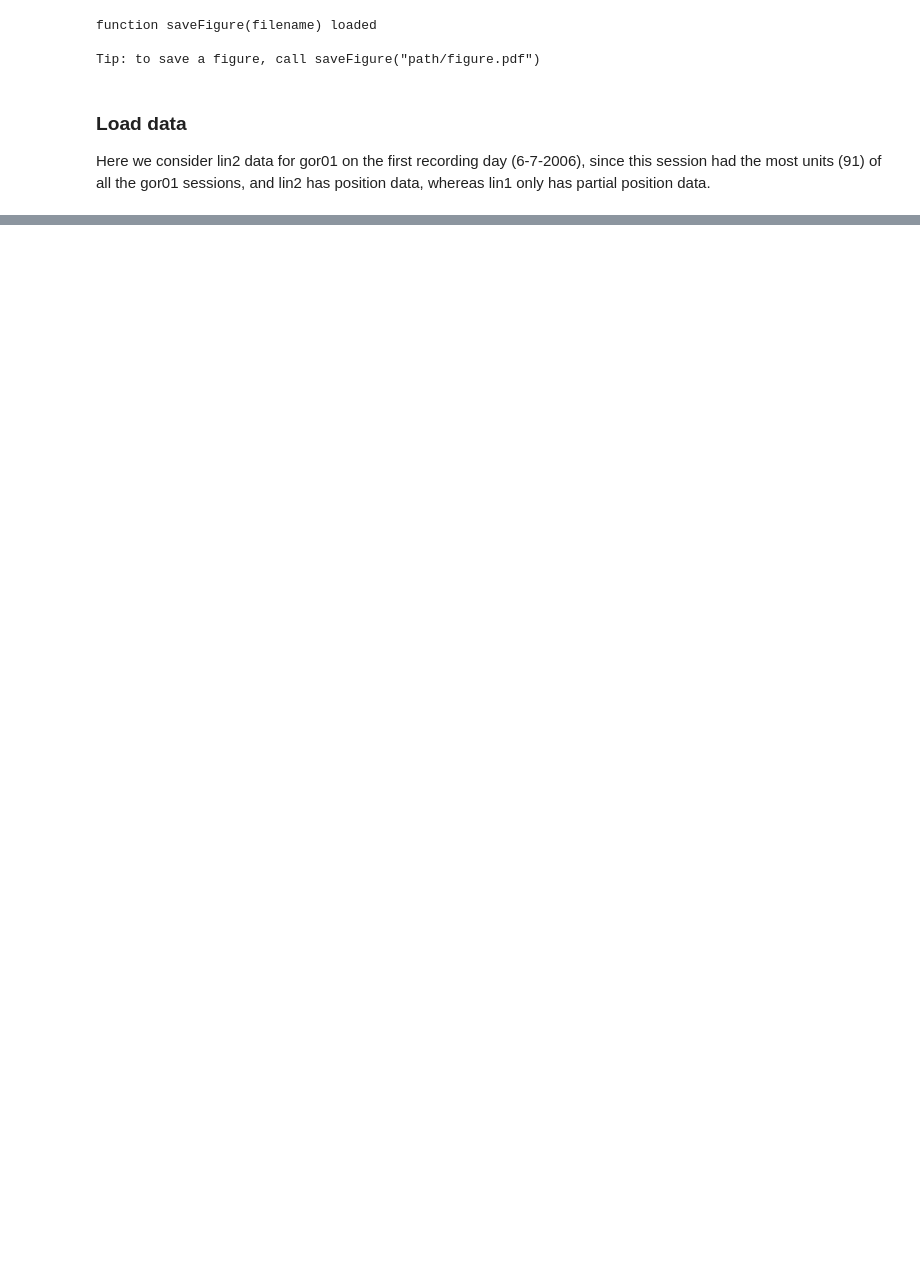
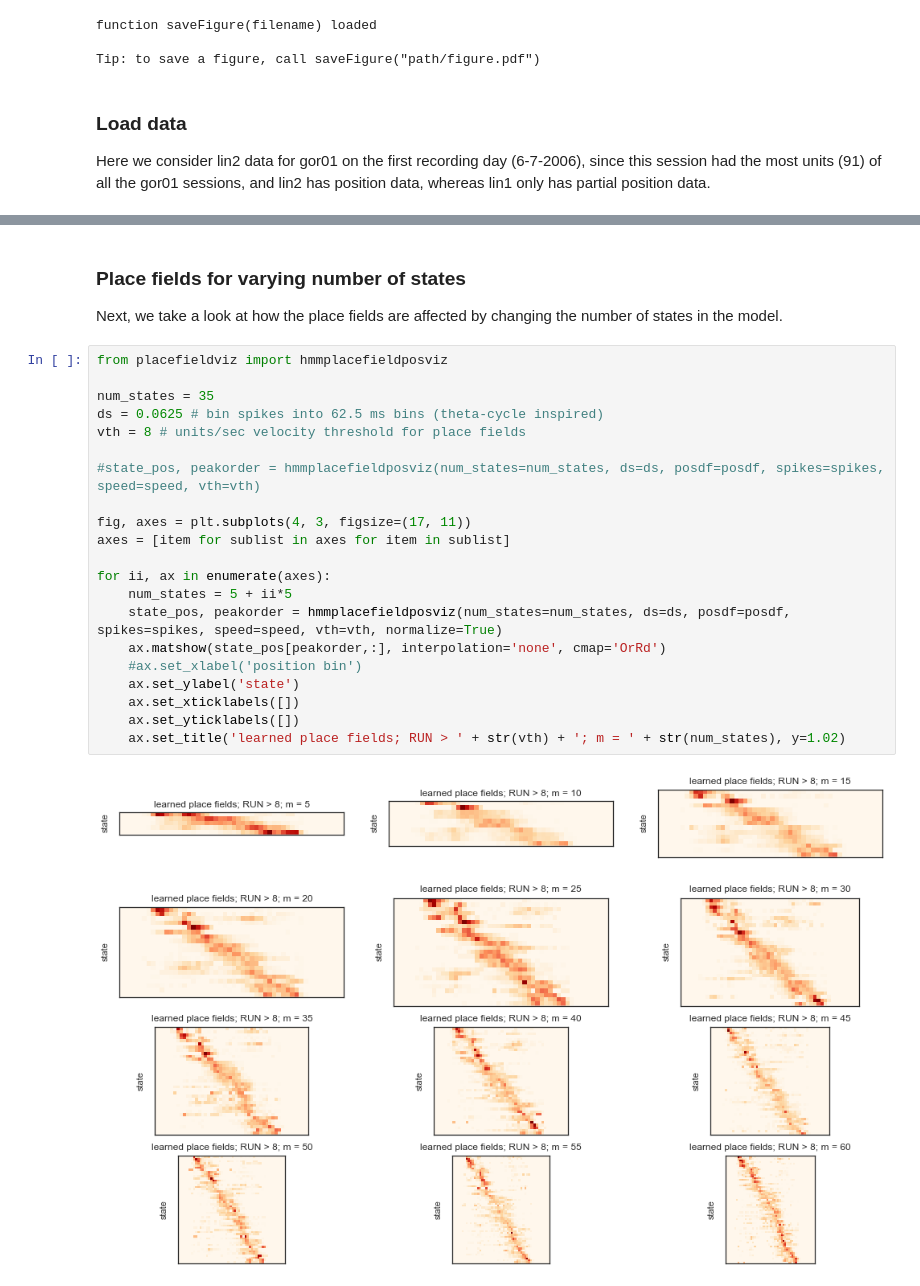
Before and after one commit to kemerelab/NeuroHMM, a Jupyter notebook: ModelSelection.ipynb, the cells around one changed output, grey strips where cells are left out. Drawn from its saved outputs; the diff is of its cells as text; blank space fills up the shorter version.

Commit message:
finished ModelSelection

```diff
--- a/ModelSelection.ipynb
+++ b/ModelSelection.ipynb
@@ -525,0 +185,26 @@ similarities = similarities/similarities.max()
+# %% [markdown]
+### Place fields for varying number of states
+Next, we take a look at how the place fields are affected by changing the number of states in the model.
+# %%
+from placefieldviz import hmmplacefieldposviz
+
+num_states = 35
+ds = 0.0625 # bin spikes into 62.5 ms bins (theta-cycle inspired)
+vth = 8 # units/sec velocity threshold for place fields
+
+#state_pos, peakorder = hmmplacefieldposviz(num_states=num_states, ds=ds, posdf=posdf, spikes=spikes, speed=speed, vth=vth)
+
+fig, axes = plt.subplots(4, 3, figsize=(17, 11))
+axes = [item for sublist in axes for item in sublist]
+
+for ii, ax in enumerate(axes):
+    num_states = 5 + ii*5
+    state_pos, peakorder = hmmplacefieldposviz(num_states=num_states, ds=ds, posdf=posdf, spikes=spikes, speed=speed, vth=vth, normalize=True)
+    ax.matshow(state_pos[peakorder,:], interpolation='none', cmap='OrRd')
+    #ax.set_xlabel('position bin')
+    ax.set_ylabel('state')
+    ax.set_xticklabels([])
+    ax.set_yticklabels([])
+    ax.set_title('learned place fields; RUN > ' + str(vth) + '; m = ' + str(num_states), y=1.02)
+# %% [output]
+[figure, added]
```
Also changed, not shown: parts of 62 cells of this notebook, 6 other files.
